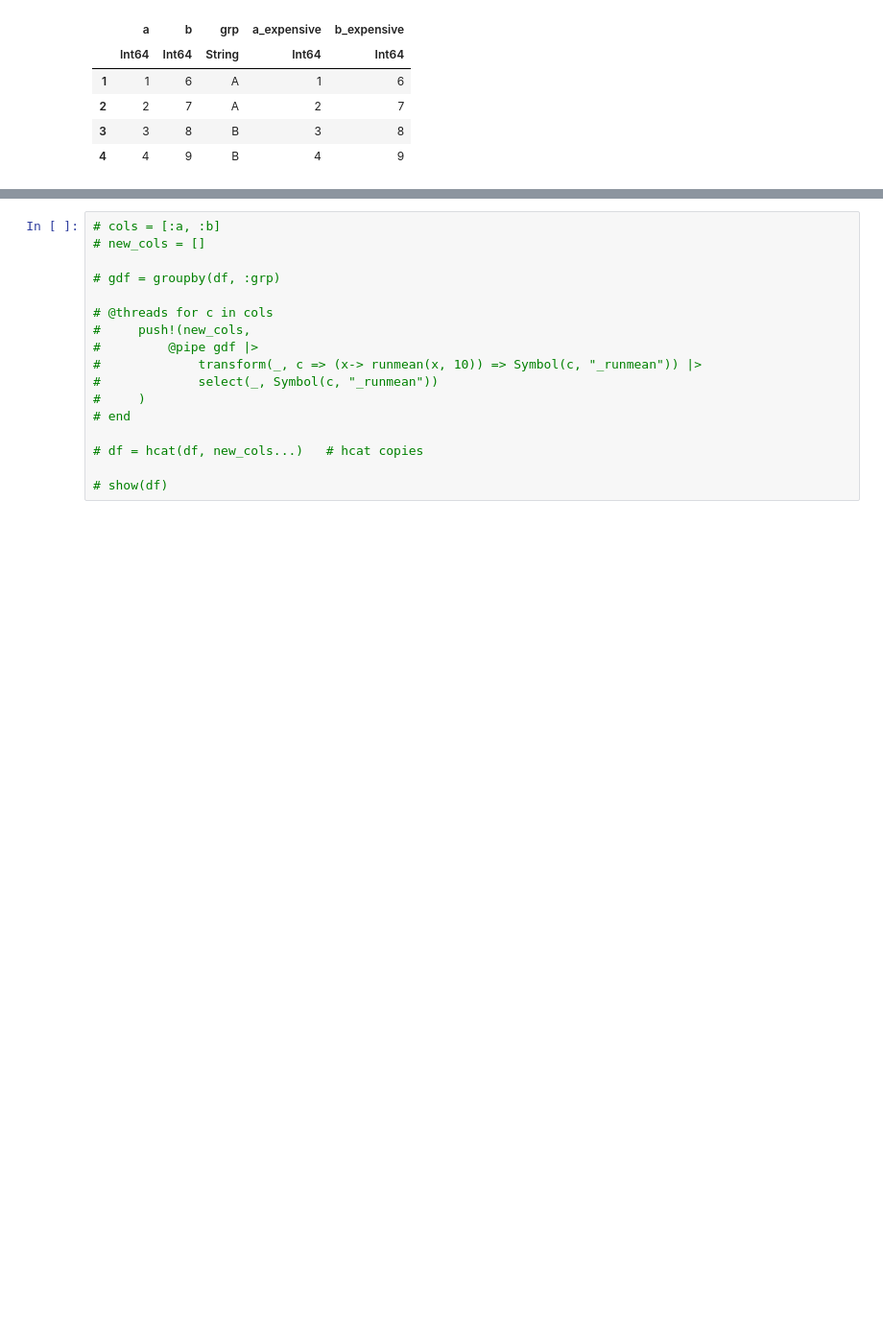
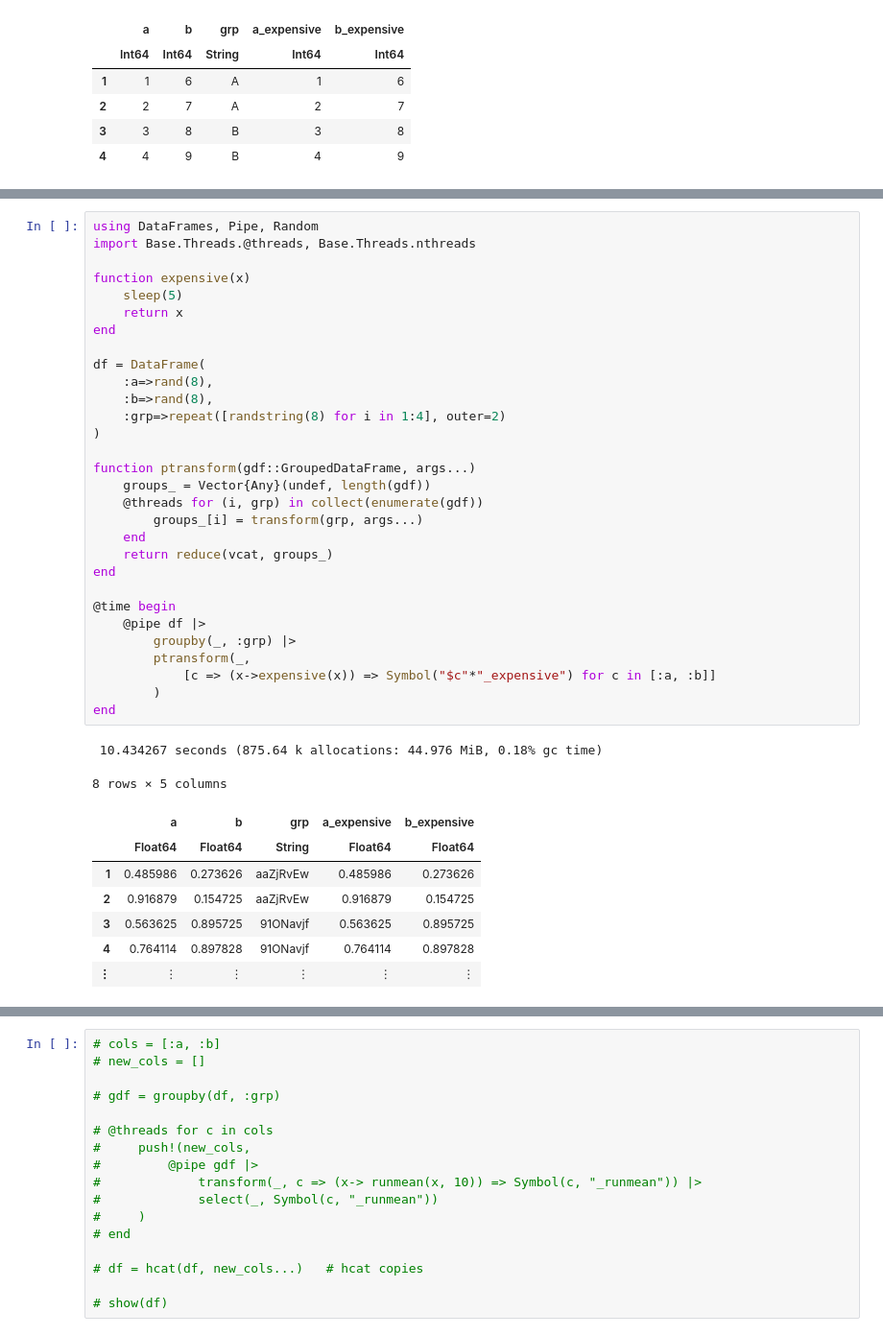
Before and after one commit to marketneutral/misc_research, a Jupyter notebook: julia_learning/dataframe_recipes.ipynb, the cells around one changed output, grey strips where cells are left out. Shown at 96% size. Saved outputs shown, nothing was run; the diff lists cells and outputs as text; blank space fills up the shorter version.

```diff
--- a/julia_learning/dataframe_recipes.ipynb
+++ b/julia_learning/dataframe_recipes.ipynb
@@ -245,0 +268,40 @@ insertcols!(df, (col_names_vector .=> new_cols)..., copycols=false)
+# %%
+using DataFrames, Pipe, Random
+import Base.Threads.@threads, Base.Threads.nthreads
+
+function expensive(x)
+    sleep(5)
+    return x
+end
+
+df = DataFrame(
+    :a=>rand(8),
+    :b=>rand(8),
+    :grp=>repeat([randstring(8) for i in 1:4], outer=2)
+)
+
+function ptransform(gdf::GroupedDataFrame, args...)
+    groups_ = Vector{Any}(undef, length(gdf))
+    @threads for (i, grp) in collect(enumerate(gdf))
+        groups_[i] = transform(grp, args...)
+    end
+    return reduce(vcat, groups_)
+end
+
+@time begin
+    @pipe df |>
+        groupby(_, :grp) |>
+        ptransform(_,
+            [c => (x->expensive(x)) => Symbol("$c"*"_expensive") for c in [:a, :b]]
+        )
+end
+# %% [output]
+ 10.434267 seconds (875.64 k allocations: 44.976 MiB, 0.18% gc time)
+8 rows × 5 columns
+|  | a | b | grp | a_expensive | b_expensive |
+|  | Float64 | Float64 | String | Float64 | Float64 |
+| 1 | 0.485986 | 0.273626 | aaZjRvEw | 0.485986 | 0.273626 |
+| 2 | 0.916879 | 0.154725 | aaZjRvEw | 0.916879 | 0.154725 |
+| 3 | 0.563625 | 0.895725 | 91ONavjf | 0.563625 | 0.895725 |
+| 4 | 0.764114 | 0.897828 | 91ONavjf | 0.764114 | 0.897828 |
+| ⋮ | ⋮ | ⋮ | ⋮ | ⋮ | ⋮ |
```
Also changed, not shown: parts of 24 cells of this notebook, 2 other files.
